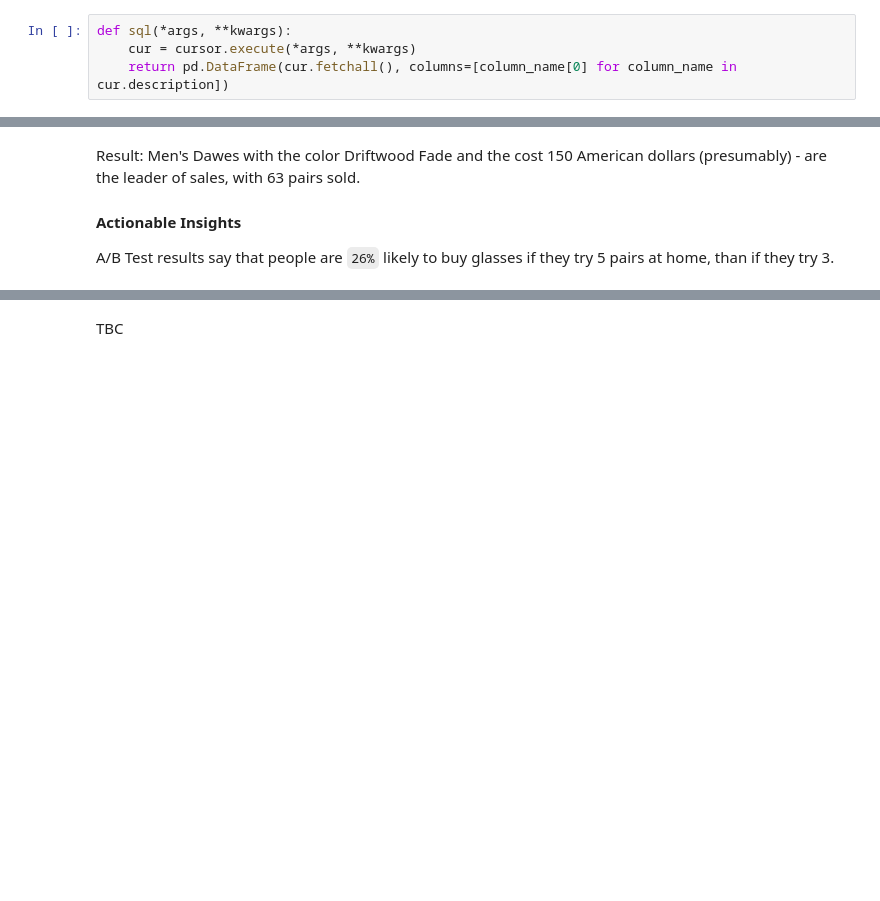
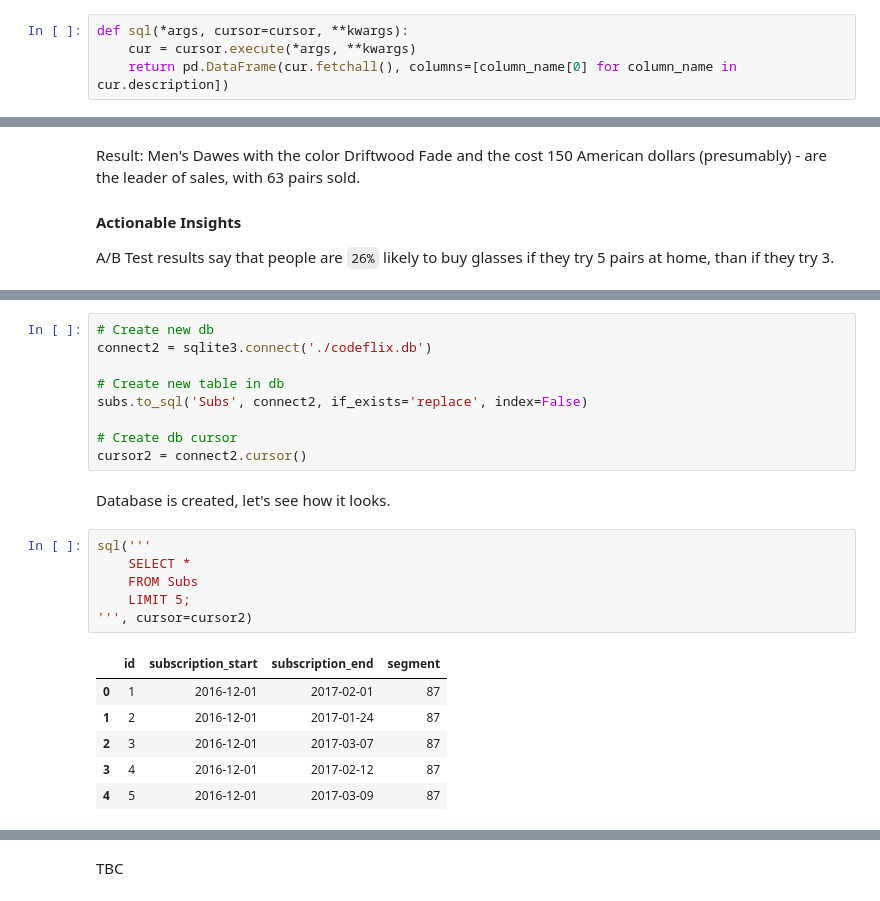
Before and after one commit to 3quetra/portfolio, a Jupyter notebook: sql/marketing_analysis.ipynb, the cells around one changed output, grey strips where cells are left out. Cells and saved outputs as stored; diff of their text form; blank space fills up the shorter version.

```diff
--- a/sql/marketing_analysis.ipynb
+++ b/sql/marketing_analysis.ipynb
@@ -115,7 +117,7 @@ cursor = connect.cursor()
 # %% [markdown]
 Now we need to wrap each query in a python function that converts results back to `DataFrame`.
 # %%
-def sql(*args, **kwargs):
+def sql(*args, cursor=cursor, **kwargs):
     cur = cursor.execute(*args, **kwargs)
     return pd.DataFrame(cur.fetchall(), columns=[column_name[0] for column_name in cur.description])
 # %% [markdown]
@@ -445,0 +488,24 @@ To calculate the churn rate, we only will be considering users who are subscribe
+# %%
+# Create new db
+connect2 = sqlite3.connect('./codeflix.db')
+
+# Create new table in db
+subs.to_sql('Subs', connect2, if_exists='replace', index=False)
+
+# Create db cursor
+cursor2 = connect2.cursor()
+# %% [markdown]
+Database is created, let's see how it looks.
+# %%
+sql('''
+    SELECT *
+    FROM Subs
+    LIMIT 5;
+''', cursor=cursor2)
+# %% [output]
+|  | id | subscription_start | subscription_end | segment |
+| 0 | 1 | 2016-12-01 | 2017-02-01 | 87 |
+| 1 | 2 | 2016-12-01 | 2017-01-24 | 87 |
+| 2 | 3 | 2016-12-01 | 2017-03-07 | 87 |
+| 3 | 4 | 2016-12-01 | 2017-02-12 | 87 |
+| 4 | 5 | 2016-12-01 | 2017-03-09 | 87 |
```
Also changed, not shown: parts of 10 cells of this notebook.
